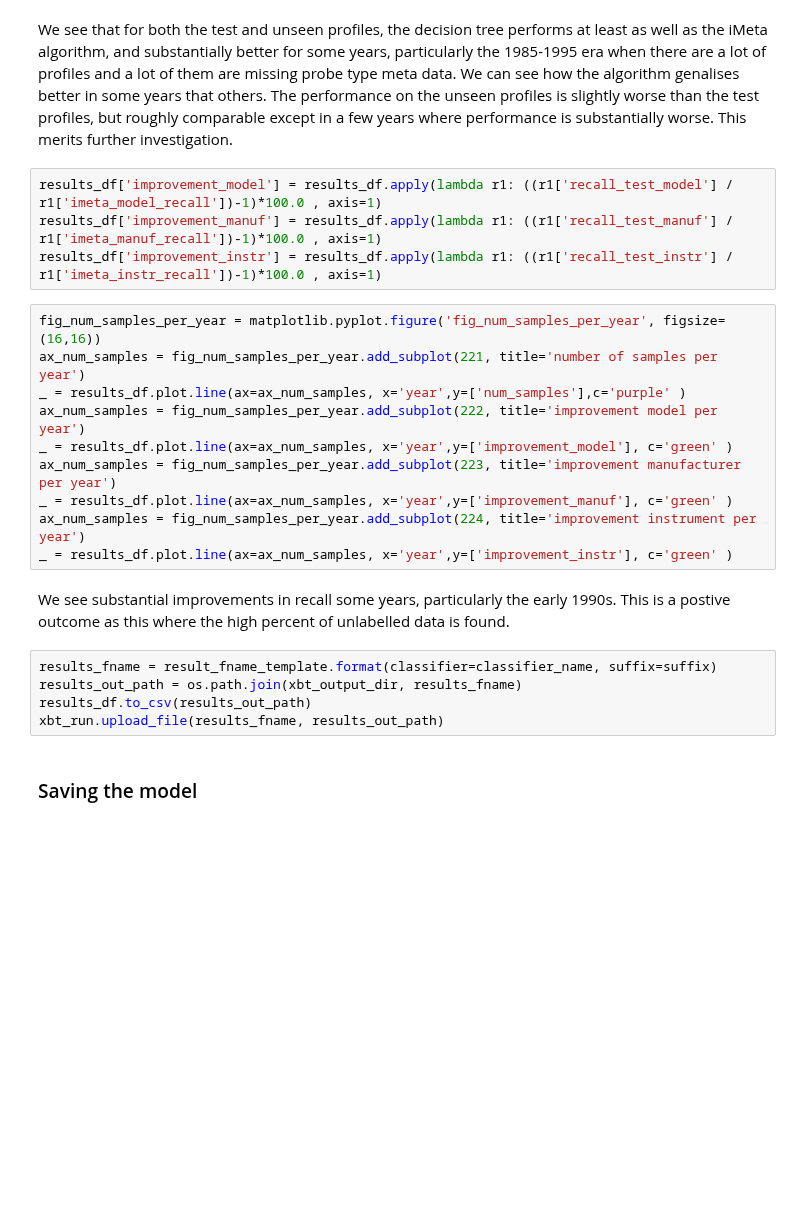
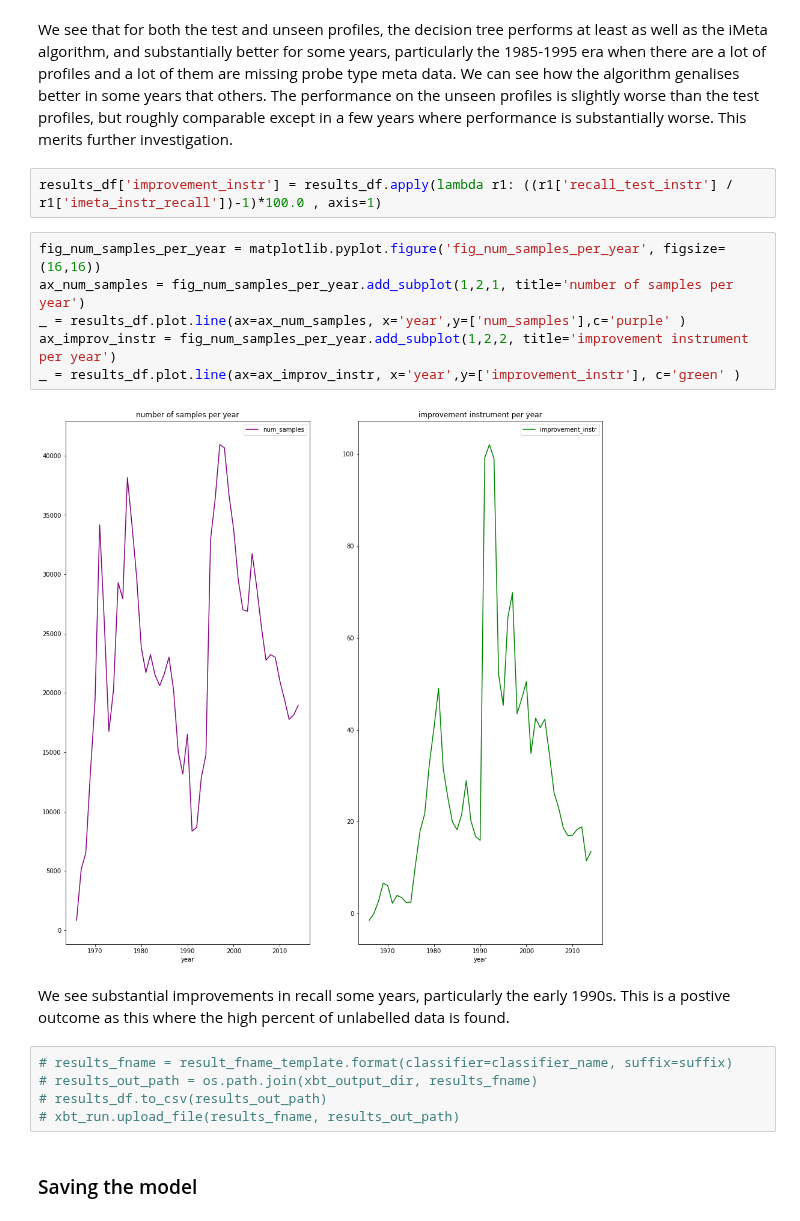
Before and after one commit to MetOffice/XBTs_classification, a Jupyter notebook: notebooks/azureml/azml_local_imeta_tree.ipynb, the cells around one changed output. Drawn from its saved outputs; the diff is of its cells as text; blank space fills up the shorter version.

```diff
--- a/notebooks/azureml/azml_local_imeta_tree.ipynb
+++ b/notebooks/azureml/azml_local_imeta_tree.ipynb
@@ -493,26 +362,22 @@ _ = results_df.plot.line(x='year',y=['recall_train_instr','recall_test_instr', '
 # %% [markdown]
 We see that for both the test and unseen profiles, the decision tree performs at least as well as the iMeta algorithm, and substantially better for some years, particularly the 1985-1995 era when there are a lot of profiles and a lot of them are missing probe type meta data. We can see how the algorithm genalises better in some years that others. The performance on the unseen profiles is slightly worse than the test profiles, but roughly comparable except in a few years where performance is substantially worse. This merits further investigation.
 # %%
-results_df['improvement_model'] = results_df.apply(lambda r1: ((r1['recall_test_model'] /  r1['imeta_model_recall'])-1)*100.0 , axis=1)
-results_df['improvement_manuf'] = results_df.apply(lambda r1: ((r1['recall_test_manuf'] /  r1['imeta_manuf_recall'])-1)*100.0 , axis=1)
 results_df['improvement_instr'] = results_df.apply(lambda r1: ((r1['recall_test_instr'] /  r1['imeta_instr_recall'])-1)*100.0 , axis=1)
 # %%
 fig_num_samples_per_year = matplotlib.pyplot.figure('fig_num_samples_per_year', figsize=(16,16))
-ax_num_samples = fig_num_samples_per_year.add_subplot(221, title='number of samples per year')
+ax_num_samples = fig_num_samples_per_year.add_subplot(1,2,1, title='number of samples per year')
 _ = results_df.plot.line(ax=ax_num_samples, x='year',y=['num_samples'],c='purple' )
-ax_num_samples = fig_num_samples_per_year.add_subplot(222, title='improvement model per year')
-_ = results_df.plot.line(ax=ax_num_samples, x='year',y=['improvement_model'], c='green' )
-ax_num_samples = fig_num_samples_per_year.add_subplot(223, title='improvement manufacturer per year')
-_ = results_df.plot.line(ax=ax_num_samples, x='year',y=['improvement_manuf'], c='green' )
-ax_num_samples = fig_num_samples_per_year.add_subplot(224, title='improvement instrument per year')
-_ = results_df.plot.line(ax=ax_num_samples, x='year',y=['improvement_instr'], c='green' )
+ax_improv_instr = fig_num_samples_per_year.add_subplot(1,2,2, title='improvement instrument per year')
+_ = results_df.plot.line(ax=ax_improv_instr, x='year',y=['improvement_instr'], c='green' )
+# %% [output]
+[figure, added]
 # %% [markdown]
 We see substantial improvements in recall some years, particularly the early 1990s. This is a postive outcome as this where the high percent of unlabelled data is found.
 # %%
-results_fname = result_fname_template.format(classifier=classifier_name, suffix=suffix)
-results_out_path = os.path.join(xbt_output_dir, results_fname)
-results_df.to_csv(results_out_path)
-xbt_run.upload_file(results_fname, results_out_path)
+# results_fname = result_fname_template.format(classifier=classifier_name, suffix=suffix)
+# results_out_path = os.path.join(xbt_output_dir, results_fname)
+# results_df.to_csv(results_out_path)
+# xbt_run.upload_file(results_fname, results_out_path)
 # %% [markdown]
 ### Saving the model
 # %%
```
Also changed, not shown: parts of 51 cells of this notebook, 1 other file.
